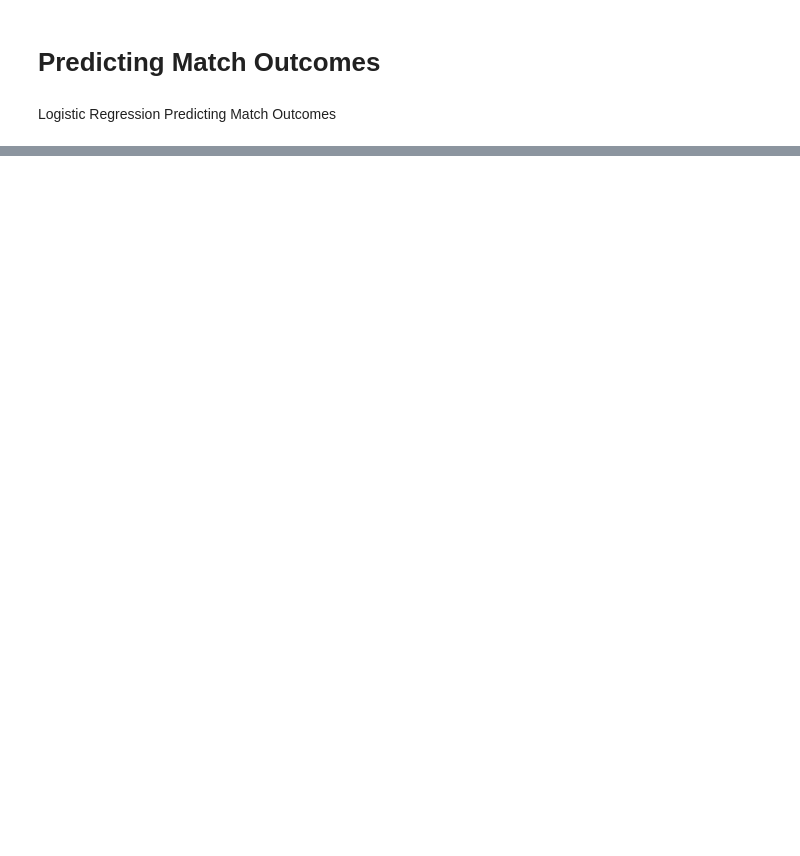
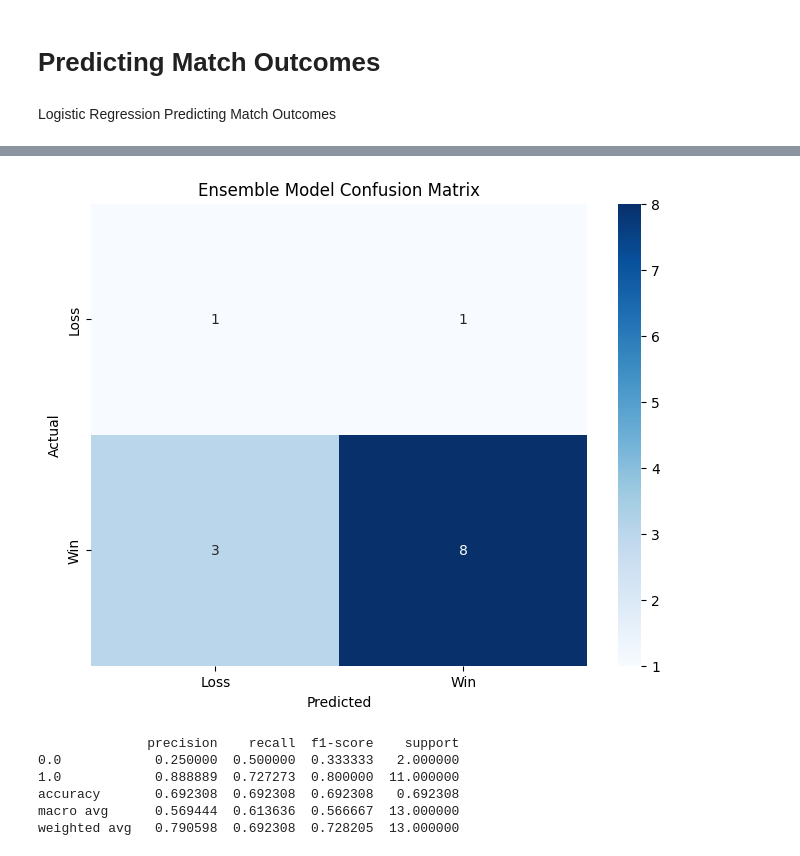
Before and after one commit to jg2012/Capstone_Project, a Jupyter notebook: ATP_notebook.ipynb, the cells around one changed output, grey strips where cells are left out. Cells and saved outputs as stored; diff of their text form; code cells hidden in the pictures; blank space fills up the shorter version.

```diff
--- a/ATP_notebook.ipynb
+++ b/ATP_notebook.ipynb
@@ -613,0 +601,8 @@ weighted avg       0.60      0.60      0.60        15
+# %%
+# Train a logistic regression model with selected features
+logistic_model = LogisticRegression()
+logistic_model.fit(X_train_balanced, y_train_balanced)
+
+# Train a random forest model with selected features
+rf_model = RandomForestClassifier(n_estimators=100, random_state=42)
+rf_model.fit(X_train_balanced, y_train_balanced)
@@ -613,0 +611,9 @@ weighted avg       0.60      0.60      0.60        15
+# %%
+# Combine models using VotingClassifier
+voting_ensemble = VotingClassifier(estimators=[
+    ('logistic', logistic_model),
+    ('random_forest', rf_model)
+], voting='soft')
+# %%
+# Train the ensemble model
+voting_ensemble.fit(X_train_balanced, y_train_balanced)
@@ -613,0 +625,3 @@ weighted avg       0.60      0.60      0.60        15
+# %%
+# Make predictions with the ensemble model
+y_pred_ensemble = voting_ensemble.predict(X_test_balanced)
@@ -613,0 +654,34 @@ weighted avg       0.60      0.60      0.60        15
+# %%
+import matplotlib.pyplot as plt
+import seaborn as sns
+from sklearn.metrics import confusion_matrix, classification_report
+
+def plot_confusion_matrix(y_true, y_pred, title='Confusion Matrix'):
+    conf_matrix = confusion_matrix(y_true, y_pred)
+    plt.figure(figsize=(8, 6))
+    sns.heatmap(conf_matrix, annot=True, fmt='d', cmap='Blues', xticklabels=['Loss', 'Win'], yticklabels=['Loss', 'Win'])
+    plt.title(title)
+    plt.xlabel('Predicted')
+    plt.ylabel('Actual')
+    plt.show()
+
+def display_classification_report(y_true, y_pred):
+    class_report = classification_report(y_true, y_pred, output_dict=True)
+    class_report_df = pd.DataFrame(class_report).transpose()
+    print(class_report_df)
+
+# Assuming y_test_balanced and y_pred_ensemble are available from the model evaluation
+
+# Plot the confusion matrix
+plot_confusion_matrix(y_test_balanced, y_pred_ensemble, title='Ensemble Model Confusion Matrix')
+
+# Display the classification report
+display_classification_report(y_test_balanced, y_pred_ensemble)
+# %% [output]
+[figure, added]
+              precision    recall  f1-score    support
+0.0            0.250000  0.500000  0.333333   2.000000
+1.0            0.888889  0.727273  0.800000  11.000000
+accuracy       0.692308  0.692308  0.692308   0.692308
+macro avg      0.569444  0.613636  0.566667  13.000000
+weighted avg   0.790598  0.692308  0.728205  13.000000
```
Also changed, not shown: parts of 26 cells of this notebook, 1 other file.
